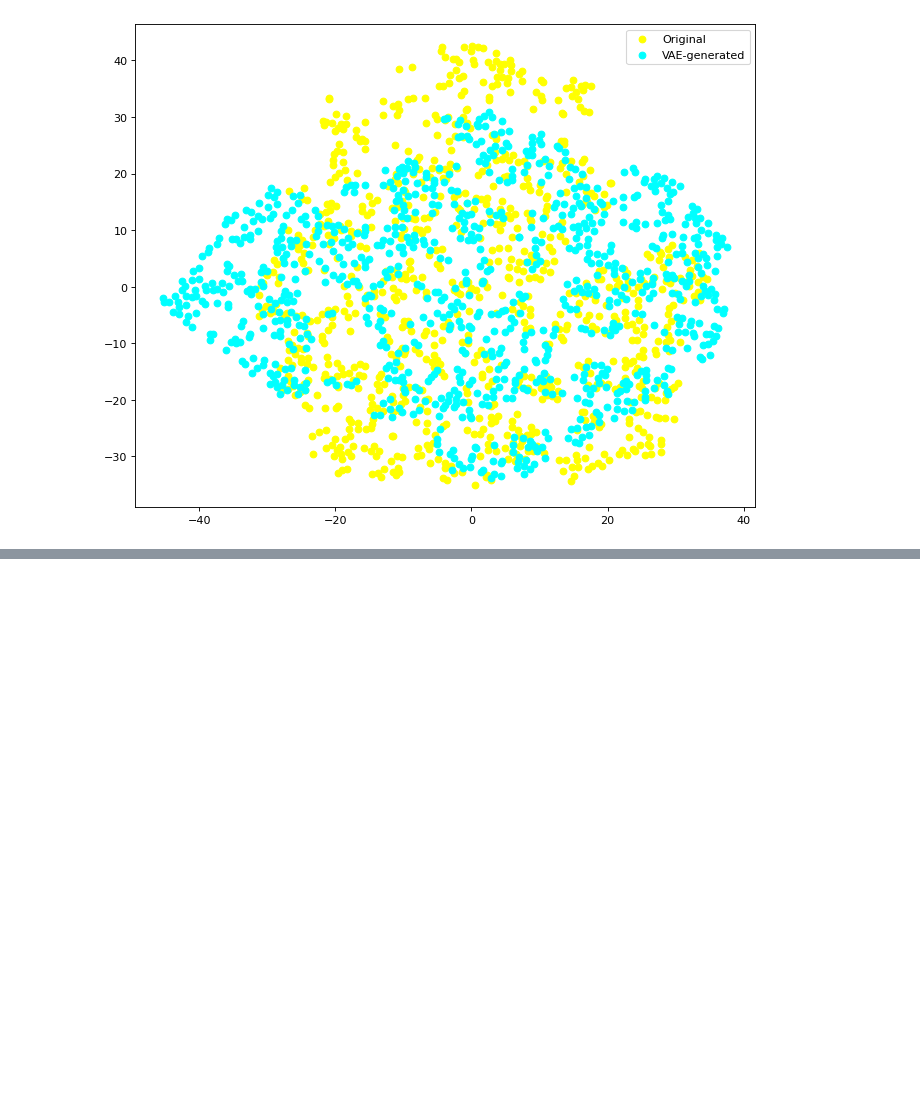
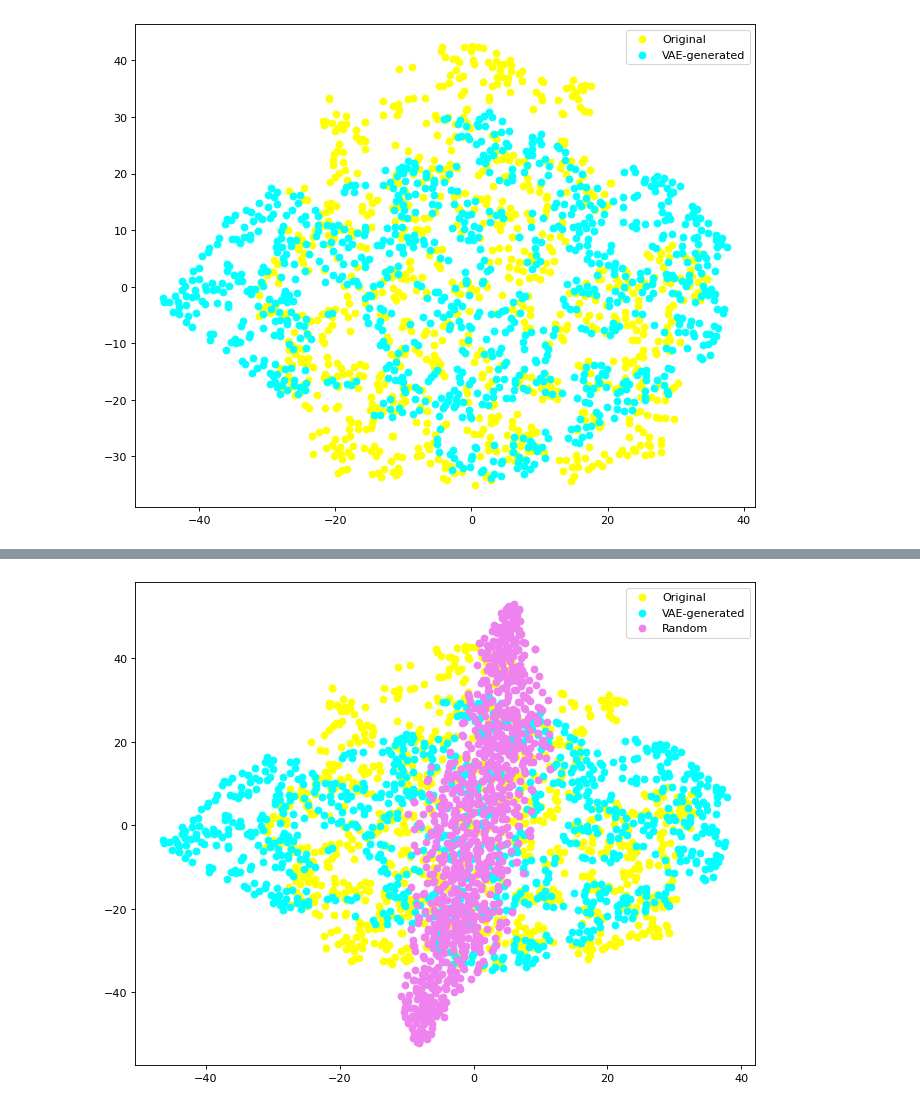
Before and after one commit to mehrshad-sdtn/BSc-Thesis-Project, a Jupyter notebook: notebooks/pca_data_visualizations.ipynb, the cells around one changed output, grey strips where cells are left out. Saved outputs shown, nothing was run; the diff lists cells and outputs as text; code cells hidden in the pictures; blank space fills up the shorter version.

```diff
--- a/notebooks/pca_data_visualizations.ipynb
+++ b/notebooks/pca_data_visualizations.ipynb
@@ -403,0 +445,4 @@ plt.show()
+# %%
+X_rand_compressed = rand_enc.predict(X_rand)
+X_rand_2D = tsne.fit_transform(X_rand_compressed)
+X_rand_2D.shape
@@ -403,0 +452,9 @@ plt.show()
+# %%
+plt.figure(figsize=(10, 8), dpi=80)
+plt.scatter(X_main_2D[:900, 0], X_main_2D[:900, 1], c=['yellow'], label='Original')
+plt.scatter(X_vae_2D[:900, 0], X_vae_2D[:900, 1], c=['cyan'], label='VAE-generated')
+plt.scatter(X_rand_2D[:900, 0], X_rand_2D[:900, 1], c=['violet'], label='Random')
+plt.legend()
+plt.show()
+# %% [output]
+[figure, added]
```
Also changed, not shown: parts of 7 cells of this notebook.
